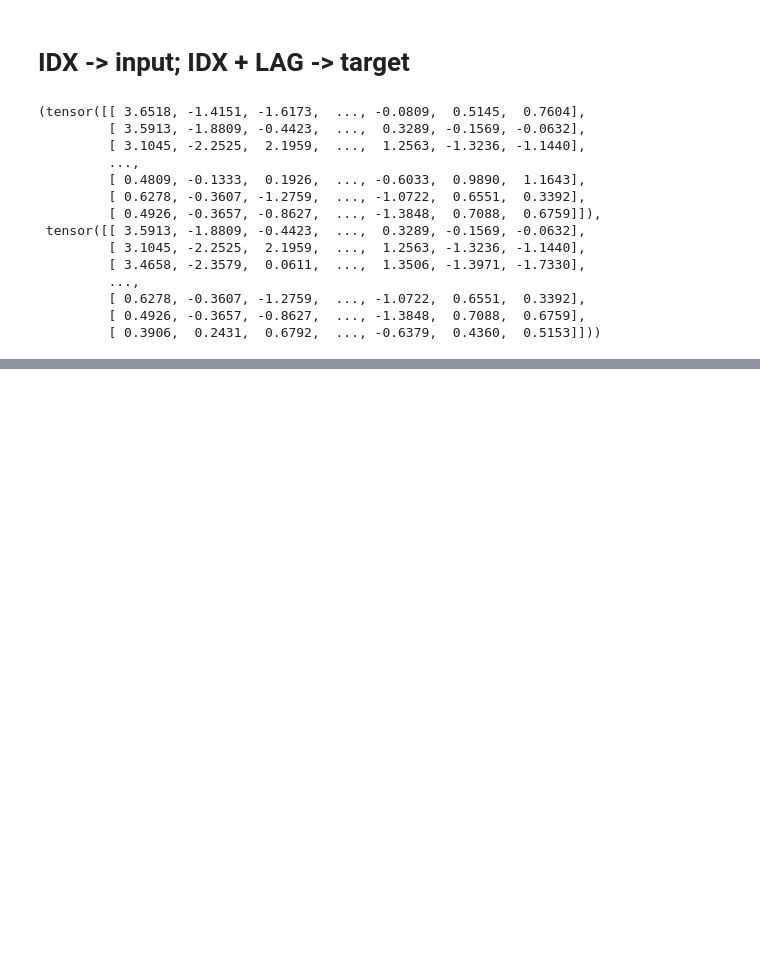
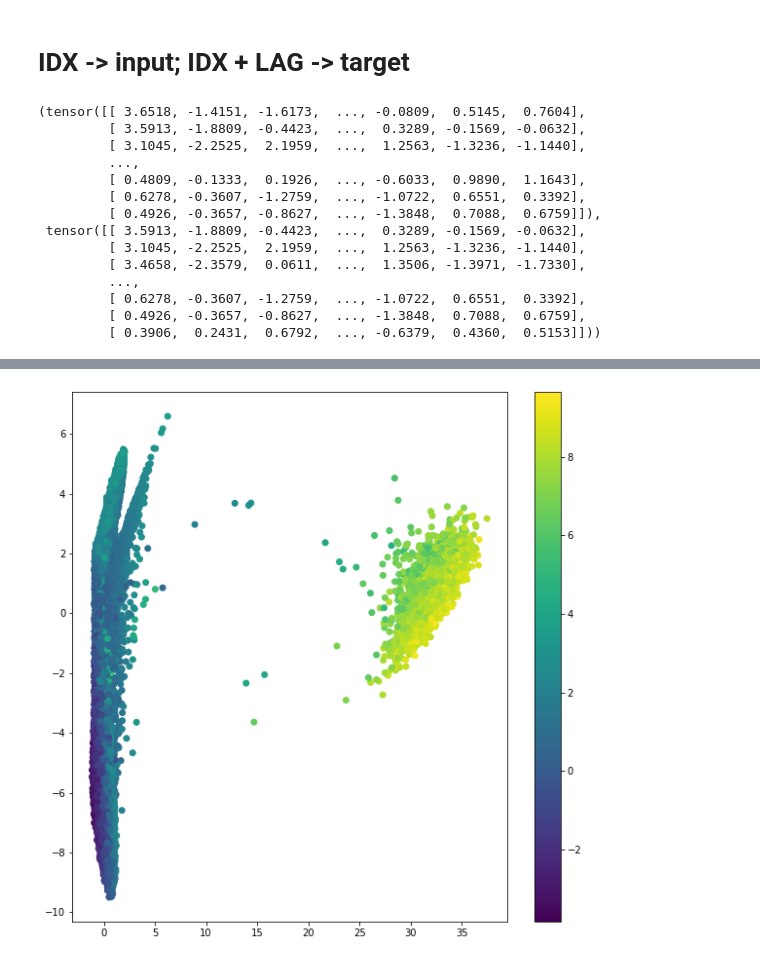
Before and after one commit to amtmanski/AEs, a Jupyter notebook: tae.ipynb, the cells around one changed output, grey strips where cells are left out. Drawn from its saved outputs; the diff is of its cells as text; code cells hidden in the pictures; blank space fills up the shorter version.

```diff
--- a/tae.ipynb
+++ b/tae.ipynb
@@ -129,3 +117,27 @@ class AE(torch.nn.Module):
+# %%
+class AE(torch.nn.Module):
+    def __init__(self, input_shape):
+        super(AE, self).__init__()
+        self.fc1 = nn.Linear(input_shape, 16)
+        self.fc2 = nn.Linear(16, 8)
+        self.fc3 = nn.Linear(8, 3)
+        self.fc4 = nn.Linear(3, 8)
+        self.fc5 = nn.Linear(8, 16)
+        self.fc6 = nn.Linear(16, input_shape)
+
+    def encoder(self, x):
+        h1 = F.leaky_relu(self.fc1(x))
+        h1 = F.leaky_relu(self.fc2(h1))
+        return self.fc3(h1)
+
+    def decoder(self, z):
+        h2 = F.leaky_relu(self.fc4(z))
+        h2 = F.leaky_relu(self.fc5(h2))
+        return F.leaky_relu(self.fc6(h2))
+
+    def forward(self, x):
+        x = self.encoder(x)
+        return self.decoder(x)
 # %%
 ae = AE(input_shape=24)
 # %%
@@ -213,0 +241,10 @@ tensor([ 3.6518, -1.4151, -1.6173, -2.0256,  0.5170,  1.4925, -0.9503, -0.7747,
+# %%
+out = ae.encoder(tensor_data[:,:][0])
+out = out.detach().numpy()
+# %%
+fig = plt.figure(figsize=(10, 10))
+plt.scatter(out[:,2], out[:,1], c=out[:,0])
+plt.colorbar()
+fig.savefig('reduced.png', dpi=200)
+# %% [output]
+[figure, added]
```
Also changed, not shown: parts of 14 cells of this notebook, 1 other file.
